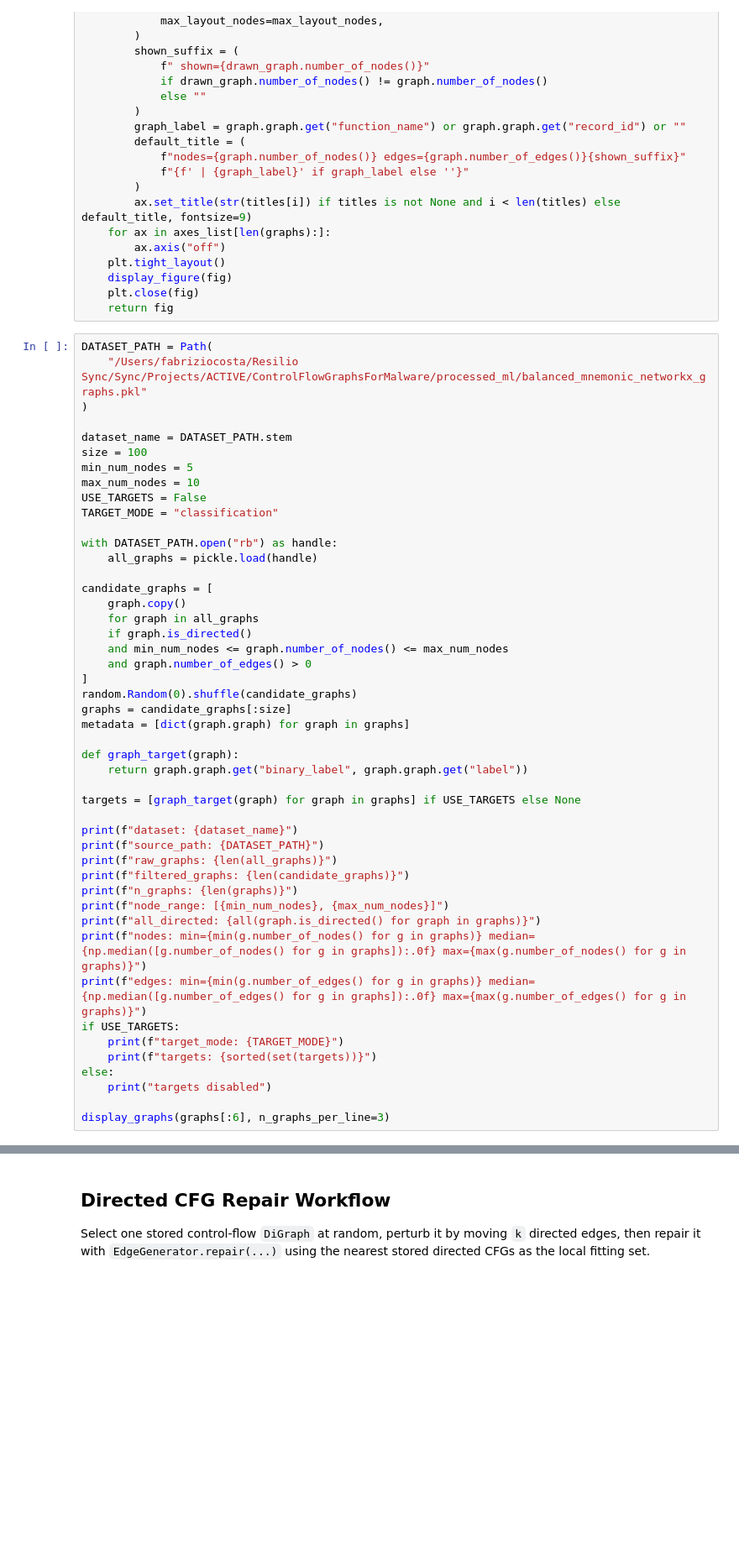
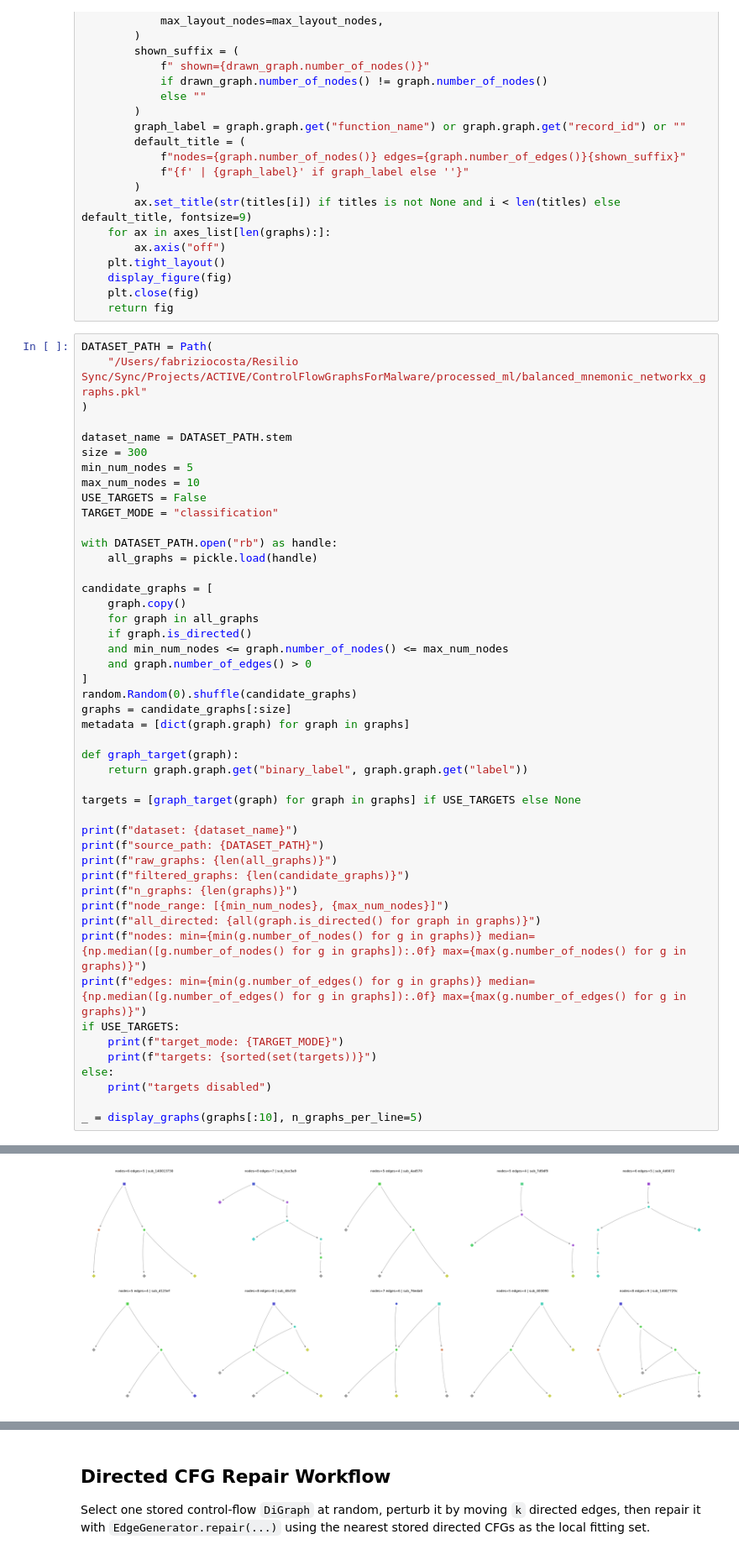
Before and after one commit to fabriziocosta/abstractgraph-generative, a Jupyter notebook: notebooks/examples/example_edge_generator_repair_directed_cfg.ipynb, the cells around one changed output, grey strips where cells are left out. Shown at 84% size. Saved outputs shown, nothing was run; the diff lists cells and outputs as text; blank space fills up the shorter version.

```diff
--- a/notebooks/examples/example_edge_generator_repair_directed_cfg.ipynb
+++ b/notebooks/examples/example_edge_generator_repair_directed_cfg.ipynb
@@ -190,7 +190,7 @@ DATASET_PATH = Path(
 )
 
 dataset_name = DATASET_PATH.stem
-size = 100
+size = 300
 min_num_nodes = 5
 max_num_nodes = 10
 USE_TARGETS = False
@@ -230,4 +230,5 @@ if USE_TARGETS:
 else:
     print("targets disabled")
 
-display_graphs(graphs[:6], n_graphs_per_line=3)
+_ = display_graphs(graphs[:10], n_graphs_per_line=5)
+# %% [output]
@@ -234 +245,2 @@ display_graphs(graphs[:6], n_graphs_per_line=3)
+[figure, added]
 # %%
```
Also changed, not shown: parts of 5 cells of this notebook, 4 other files.
